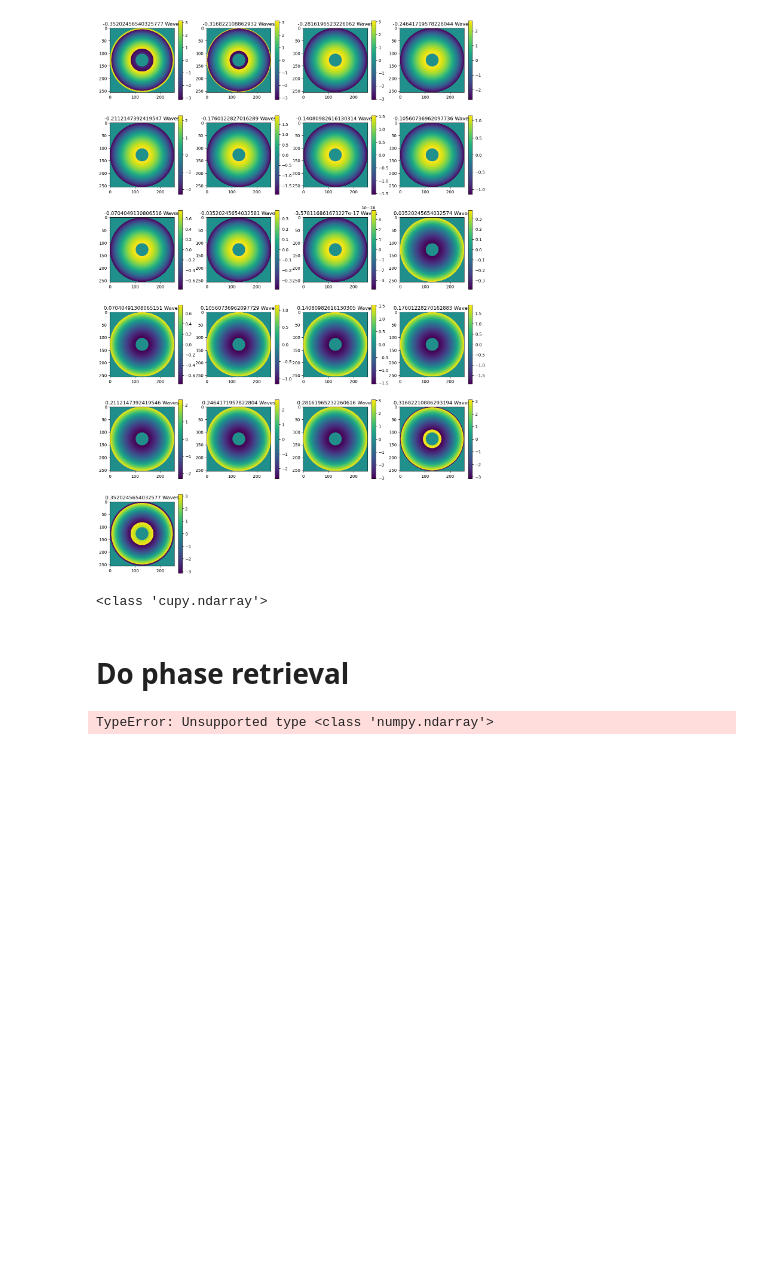
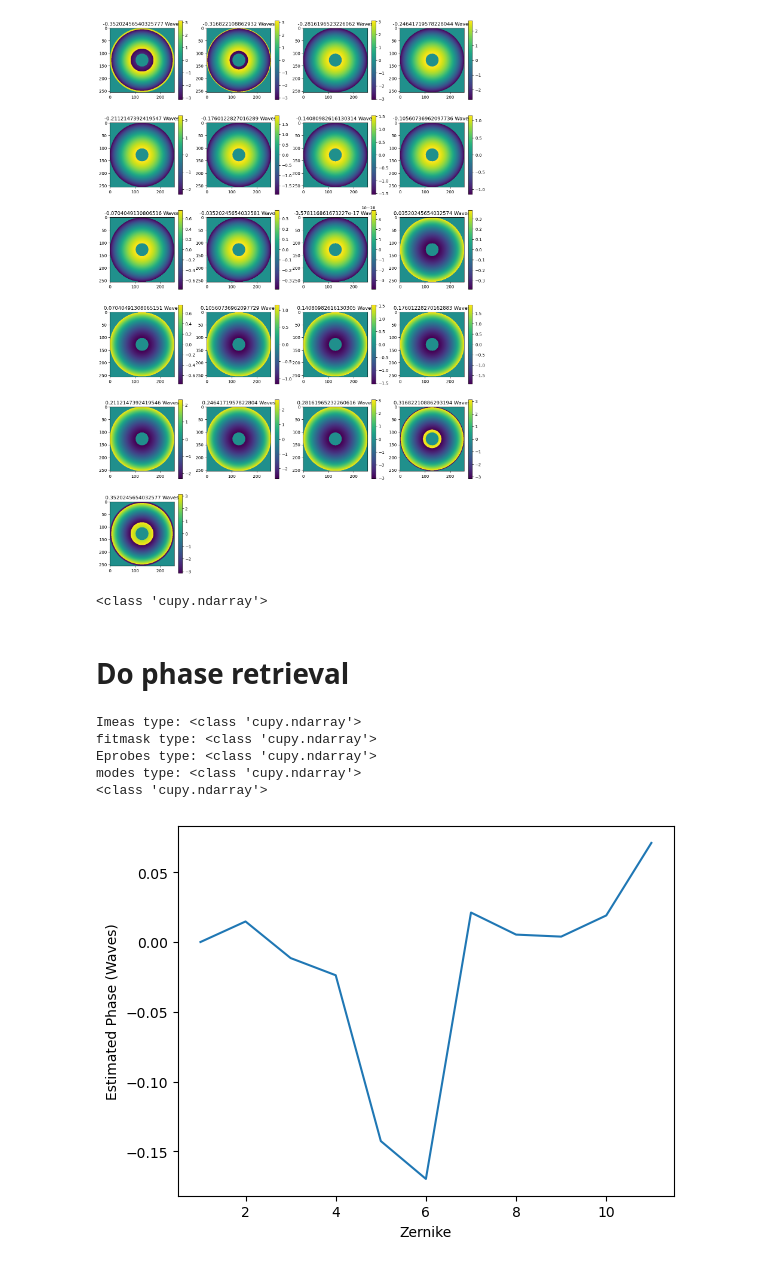
Before and after one commit to yiyanghuang0812/phase_retrieval, a Jupyter notebook: simulation_test.ipynb, the cells around one changed output. Cells and saved outputs as stored; diff of their text form; code cells hidden in the pictures; blank space fills up the shorter version.

```diff
--- a/simulation_test.ipynb
+++ b/simulation_test.ipynb
@@ -100,13 +100,23 @@ print(type(probes))
 # %%
 focal_intensities = image
 zernikes = pp.zernike.arbitrary_basis(pupil, nterms=11, outside=0) # give the bases of the first 11 zernike polynomials inside 'pupil', and set the data outside the mask to be 0
+print("Imeas type:", type(focal_intensities))
+print("fitmask type:", type(pupil))
+print("Eprobes type:", type(probes))
+print("modes type:", type(zernikes))  # 之前已经检查过是 cupy.ndarray
 phase_retrieval_dict = pr.run_phase_retrieval(Imeas=focal_intensities, fitmask=pupil, Eprobes=probes, modes=zernikes, tol=1e-8, reg=0, wreg=1e3, fit_amp=False)
+print(type(phase_retrieval_dict['fit_params']))
 estimated_coeffs = phase_retrieval_dict['fit_params'] # returns in units of radians
 
 plt.figure()
-plt.plot(np.arange(11) + 1, estimated_coeffs / 2 / np.pi)
+plt.plot(np.arange(11) + 1, estimated_coeffs.get() / 2 / np.pi)
 plt.xlabel("Zernike")
 plt.ylabel("Estimated Phase (Waves)")
 plt.show()
 # %% [output]
-TypeError: Unsupported type <class 'numpy.ndarray'>
+Imeas type: <class 'cupy.ndarray'>
+fitmask type: <class 'cupy.ndarray'>
+Eprobes type: <class 'cupy.ndarray'>
+modes type: <class 'cupy.ndarray'>
+<class 'cupy.ndarray'>
+[figure, added]
```
Also changed, not shown: 1 other file.
